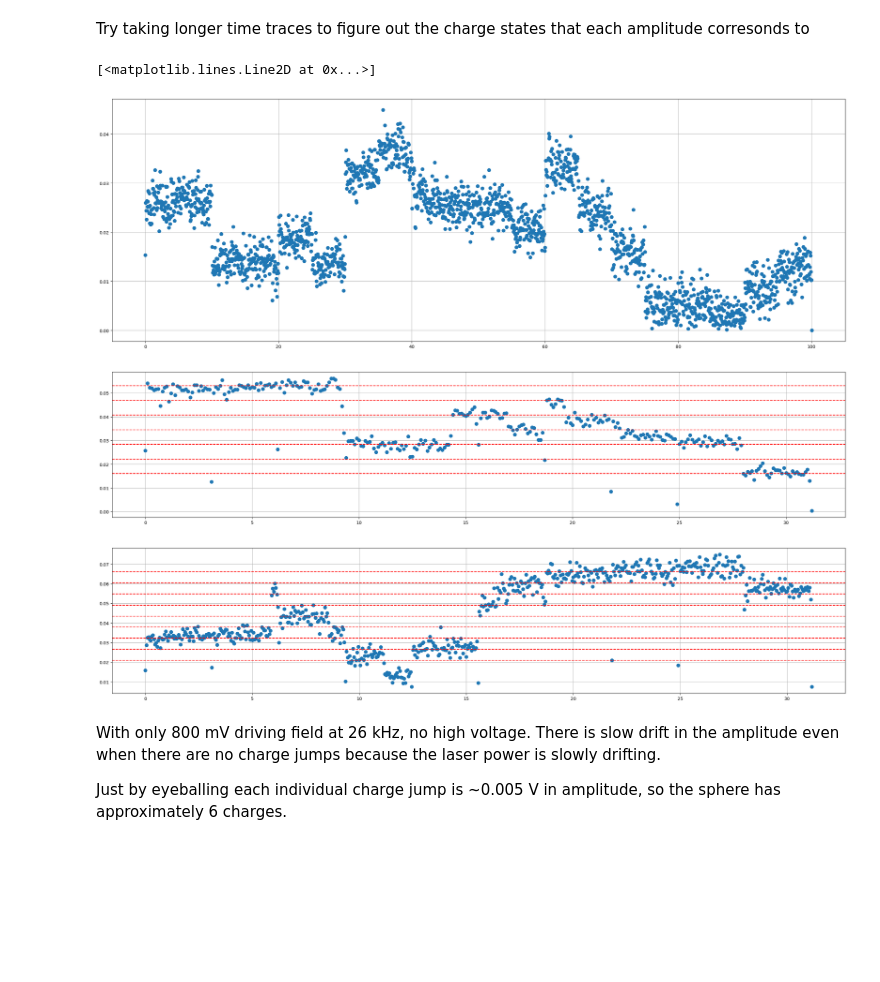
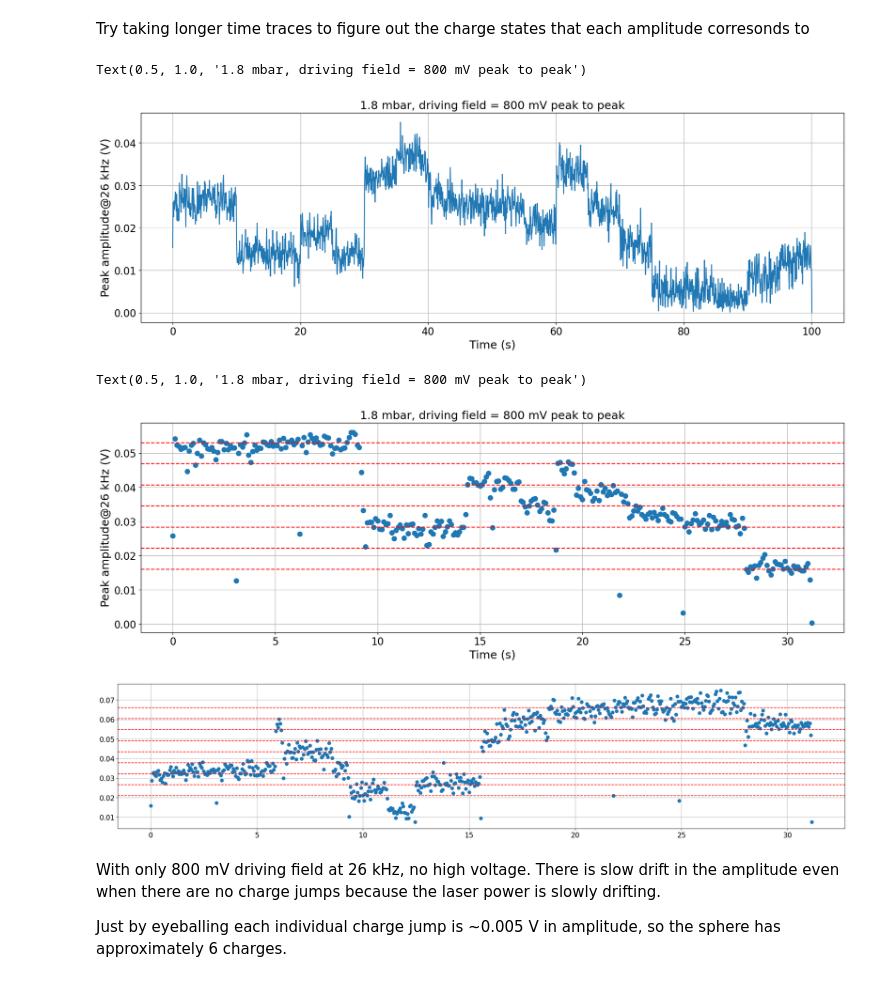
Before and after one commit to yuhants/Nanospheres, a Jupyter notebook: Analysis/particle_calibration.ipynb, the cells around one changed output. Saved outputs shown, nothing was run; the diff lists cells and outputs as text; code cells hidden in the pictures; blank space fills up the shorter version.

```diff
--- a/Analysis/charging_analysis.ipynb
+++ b/Analysis/particle_calibration.ipynb
@@ -71,0 +82,6 @@ def peak_amplitude_stft(tod, fs, nperseg, driving_freq):
+# %%
+params = {'axes.labelsize': 14,
+          'axes.titlesize': 16,
+         'xtick.labelsize': 14,
+         'ytick.labelsize': 14}
+plt.rcParams.update(params)
@@ -71,0 +91,3 @@ def peak_amplitude_stft(tod, fs, nperseg, driving_freq):
+# %%
+loop_on_file = r"D:\Experiment\Precilaser\20230720_loop_off_1_9mbar.csv"
+loop_on = np.genfromtxt(loop_on_file, delimiter=',', skip_header=3).T
@@ -71,0 +99,5 @@ def peak_amplitude_stft(tod, fs, nperseg, driving_freq):
+# %%
+fs = int(np.ceil(1 / (loop_on[0, 1] - loop_on[0, 0])))
+nperseg = fs / 10
+
+ff, psd = welch(loop_on[1], fs=fs, nperseg=nperseg)
@@ -71,0 +127,11 @@ def peak_amplitude_stft(tod, fs, nperseg, driving_freq):
+# %%
+lbz, ubz = 2200, 2850
+plt.plot(ff[lbz:ubz], psd[lbz:ubz])
+popt, xx, yy = fit_peak(ff[lbz:ubz], psd[lbz:ubz], peak_func, p0=[1e6, 25500, 2000])
+plt.plot(xx, yy)
+
+plt.xlabel('Frequency (Hz)', fontsize=14)
+plt.ylabel('PSD (V^2 / Hz)', fontsize=14)
+plt.title('1.9 mbar, no driving', fontsize=16)
+
+print(f'Fitting to the z peak: Amp={popt[0]}, Freq={popt[1]}, gamma={popt[2]}')
@@ -165,12 +177,16 @@ nperseg = fs / 10
 
 tt, sig, ff, Zxx = peak_amplitude_stft(data[1], fs, nperseg, drive_freq)
 
-fig, ax = plt.subplots(figsize = (30, 10))
+fig, ax = plt.subplots(figsize = (20, 6))
 ax.grid()
-ax.plot(tt, sig, '.', markersize=15)
+ax.plot(tt, sig, '-')
+
+ax.set_xlabel('Time (s)', fontsize=18)
+ax.set_ylabel('Peak amplitude@26 kHz (V)', fontsize=18)
+ax.set_title('1.8 mbar, driving field = 800 mV peak to peak')
 # %% [output]
-[<matplotlib.lines.Line2D at 0x...>]
+Text(0.5, 1.0, '1.8 mbar, driving field = 800 mV peak to peak')
-[figure, old version]
+[figure, new version]
 # %%
 drive_freq = 26000
 
@@ -179,17 +195,22 @@ data = np.genfromtxt(data_file, delimiter=',', skip_header=3).T
 # %%
 fs = int(np.ceil(1 / (data[0, 1] - data[0, 0])))
 nperseg = fs / 5
 
 tt, sig, ff, Zxx = peak_amplitude_stft(data[1], fs, nperseg, drive_freq)
 
-fig, ax = plt.subplots(figsize = (30, 6))
+fig, ax = plt.subplots(figsize = (20, 6))
 ax.grid()
 ax.plot(tt, sig, '.', markersize=15)
 
 for yy in np.linspace(0.016, 0.053, 7):
     ax.axhline(y=yy, color='r', linestyle='--')
+
+ax.set_xlabel('Time (s)', fontsize=18)
+ax.set_ylabel('Peak amplitude@26 kHz (V)', fontsize=18)
+ax.set_title('1.8 mbar, driving field = 800 mV peak to peak')
 # %% [output]
+Text(0.5, 1.0, '1.8 mbar, driving field = 800 mV peak to peak')
-[figure, old version]
+[figure, new version]
 # %%
 data_file = r"D:\Experiment\Charging\20230717\charging_1_8mbar_800mV_long_sec_2.csv"
 data = np.genfromtxt(data_file, delimiter=',', skip_header=3).T
@@ -206,7 +227,7 @@ ax.plot(tt, sig, '.', markersize=15)
 for yy in np.linspace(0.021, 0.066, 9):
     ax.axhline(y=yy, color='r', linestyle='--')
 # %% [output]
-[figure, old version]
+[figure, new version]
 # %% [markdown]
 With only 800 mV driving field at 26 kHz, no high voltage. There is slow drift in the amplitude even when there are no charge jumps because the laser power is slowly drifting.
 
```
Also changed, not shown: parts of 22 cells of this notebook, 1 other file.
